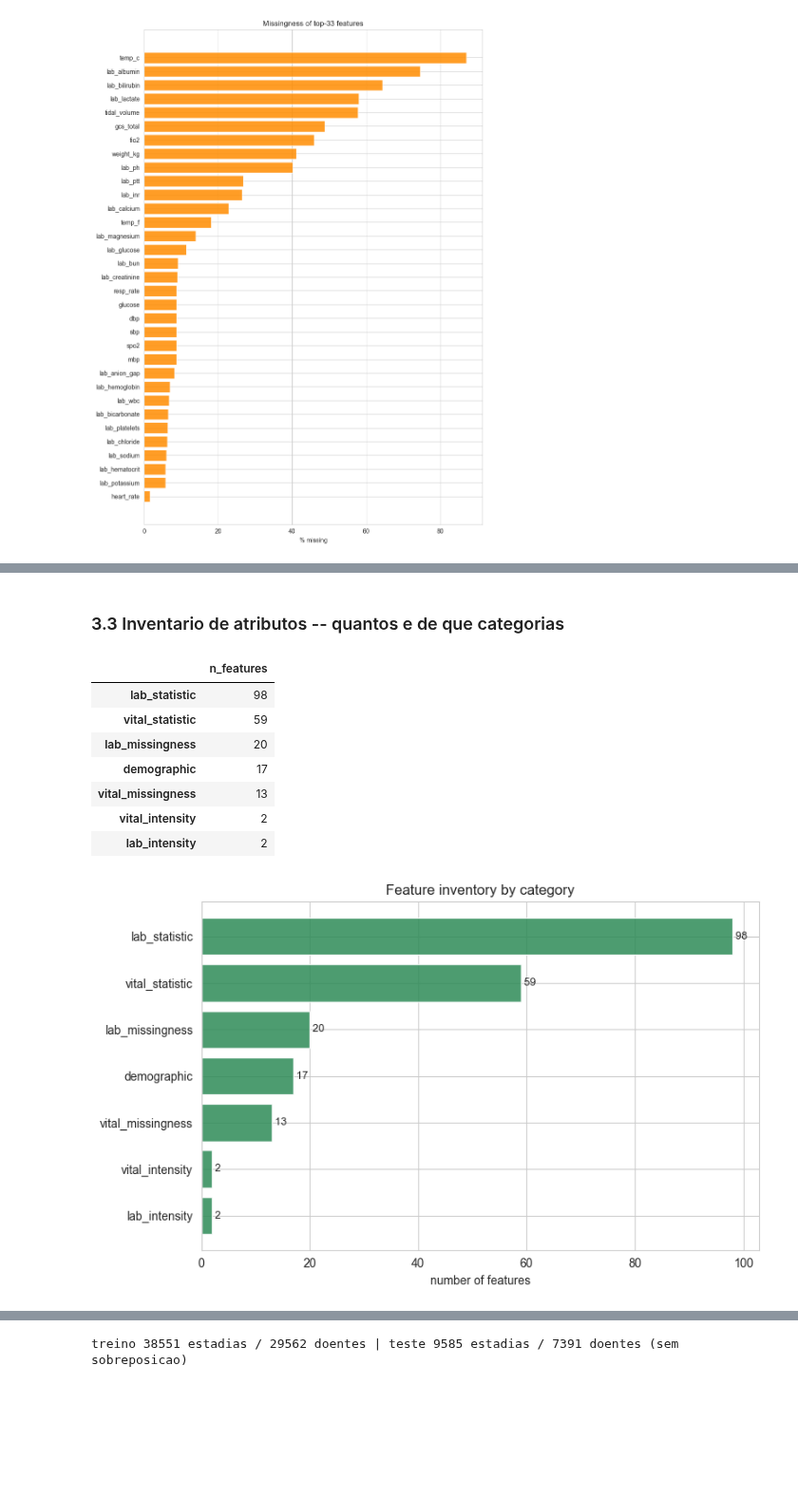
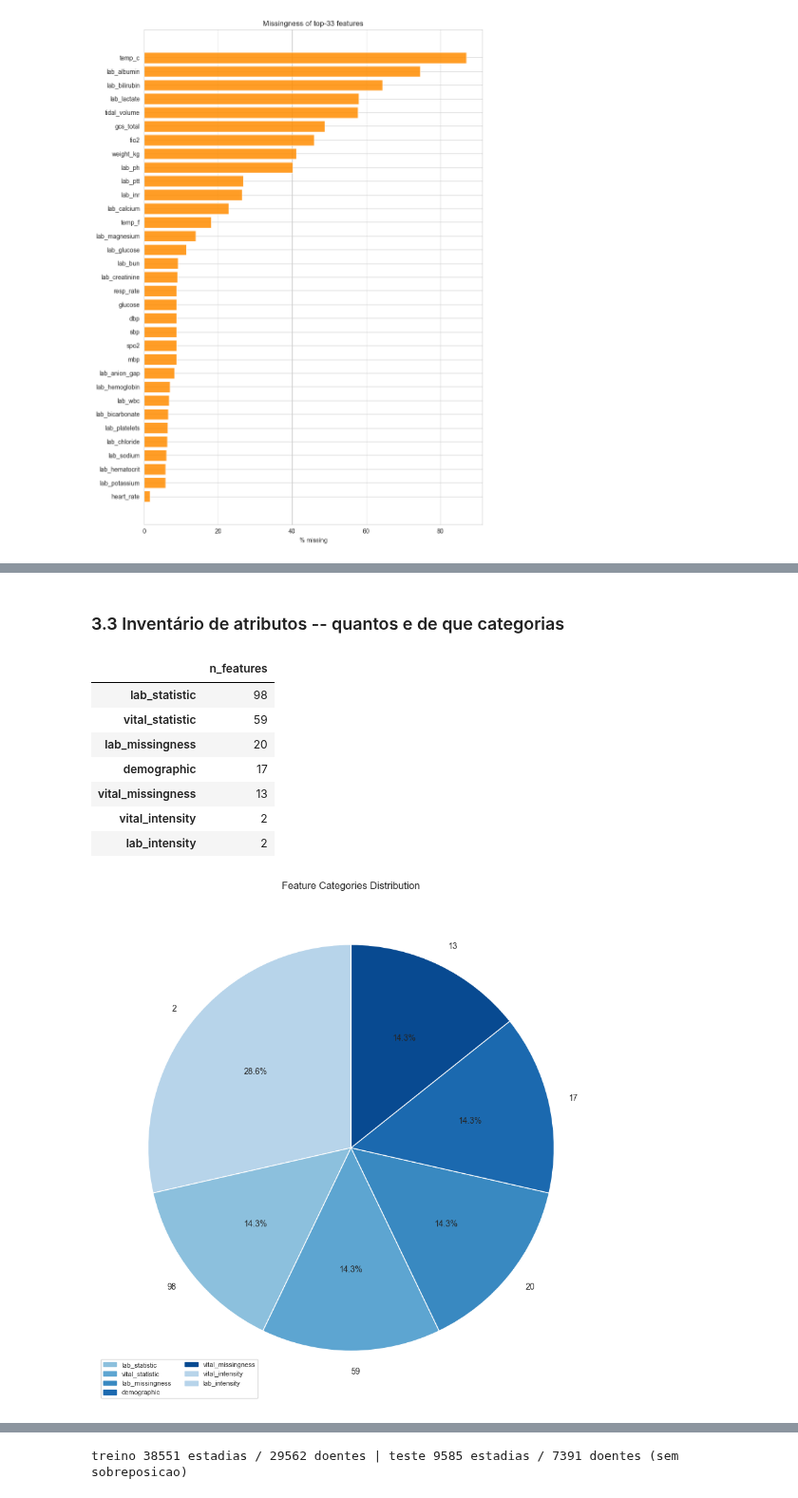
Before and after one commit to damaral31/big-data, a Jupyter notebook: main.ipynb, the cells around one changed output, grey strips where cells are left out. Shown at 95% size. Cells and saved outputs as stored; diff of their text form; code cells hidden in the pictures; blank space fills up the shorter version.

```diff
--- a/main.ipynb
+++ b/main.ipynb
@@ -261,18 +256,27 @@ sem labs : 91 atributos
 com labs : 211 atributos  (+120 colunas de labs)
 mesmas linhas: True
 # %% [markdown]
-### 3.3 Inventario de atributos -- quantos e de que categorias
+### 3.3 Inventário de atributos -- quantos e de que categorias
 # %%
 cats = categorize_features(fm.feature_names); display(cats.to_frame())
-fig = plots.feature_category_bar(cats); plots.save(fig, "feature_categories.png"); plt.show()
-fig = plots.missingness_bar(fm.X.isna().mean(), top=25); plots.save(fig, "missingness_matrix.png"); plt.show()
+fig, ax = plt.subplots(figsize=(11, 11))
+counts = cats.value_counts()
+n = len(counts)
+blues = plt.cm.Blues([0.3 + 0.6 * i / (n - 1) for i in range(n)] if n > 1 else [0.6])
+wedges, _, _ = ax.pie(counts.values, labels=counts.index, autopct='%1.1f%%', startangle=90, colors=blues)
+import matplotlib.patches as mpatches
+cat_color = {cat: w.get_facecolor() for cat, w in zip(counts.index, wedges)}
+handles = [mpatches.Patch(color=cat_color[cats[f]], label=f) for f in cats.index]
+ax.legend(handles=handles, loc='lower left', fontsize=8, ncol=2)
+ax.set_title('Feature Categories Distribution')
+plots.save(fig, "feature_categories.png"); plt.show()
 # %% [output]
 |  | n_features |
 | lab_statistic | 98 |
 | vital_statistic | 59 |
 | lab_missingness | 20 |
 | demographic | 17 |
 | vital_missingness | 13 |
 | vital_intensity | 2 |
 | lab_intensity | 2 |
-[figure, old version]
+[figure, new version]
```
Also changed, not shown: parts of 34 cells of this notebook, 1 other file.
